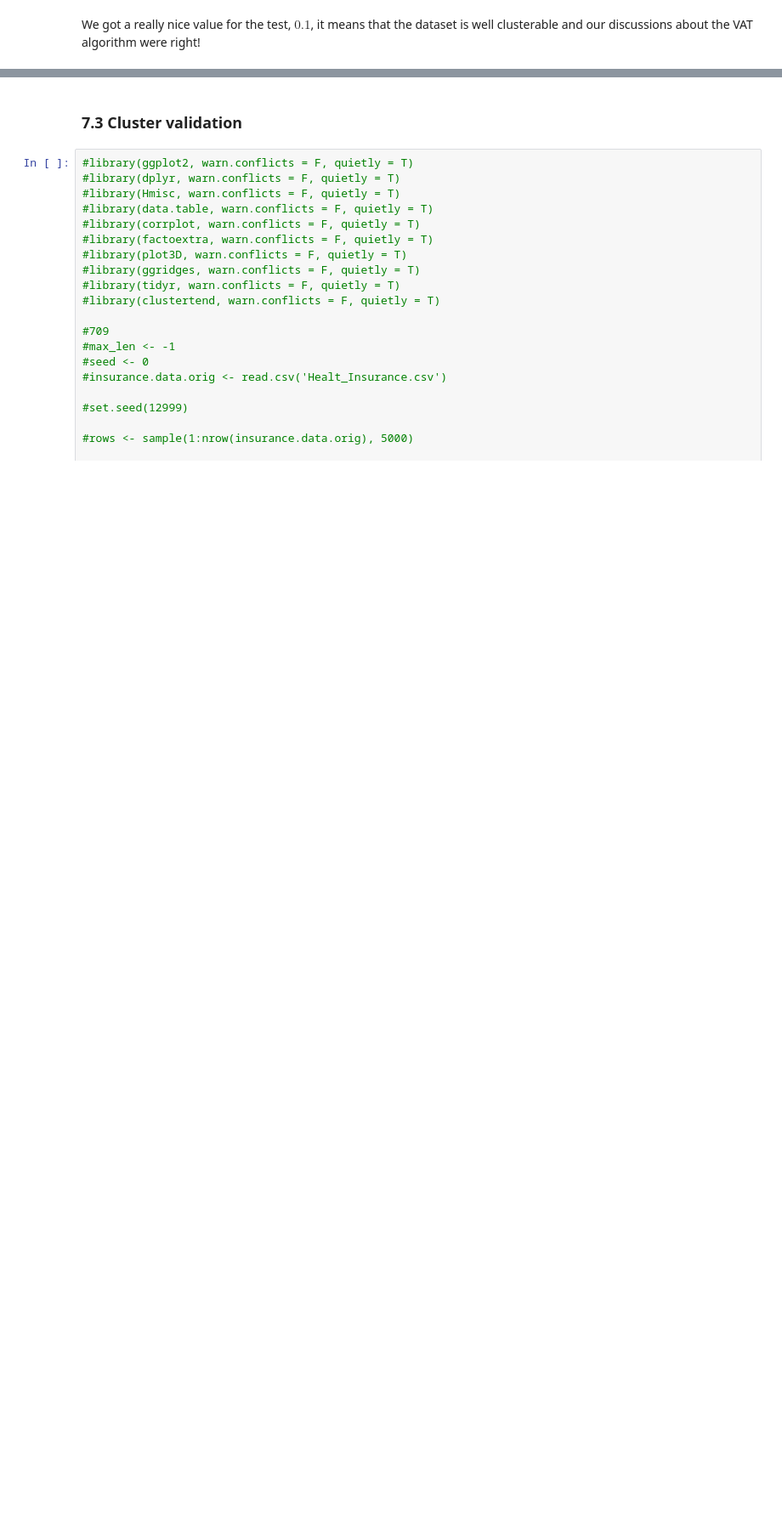
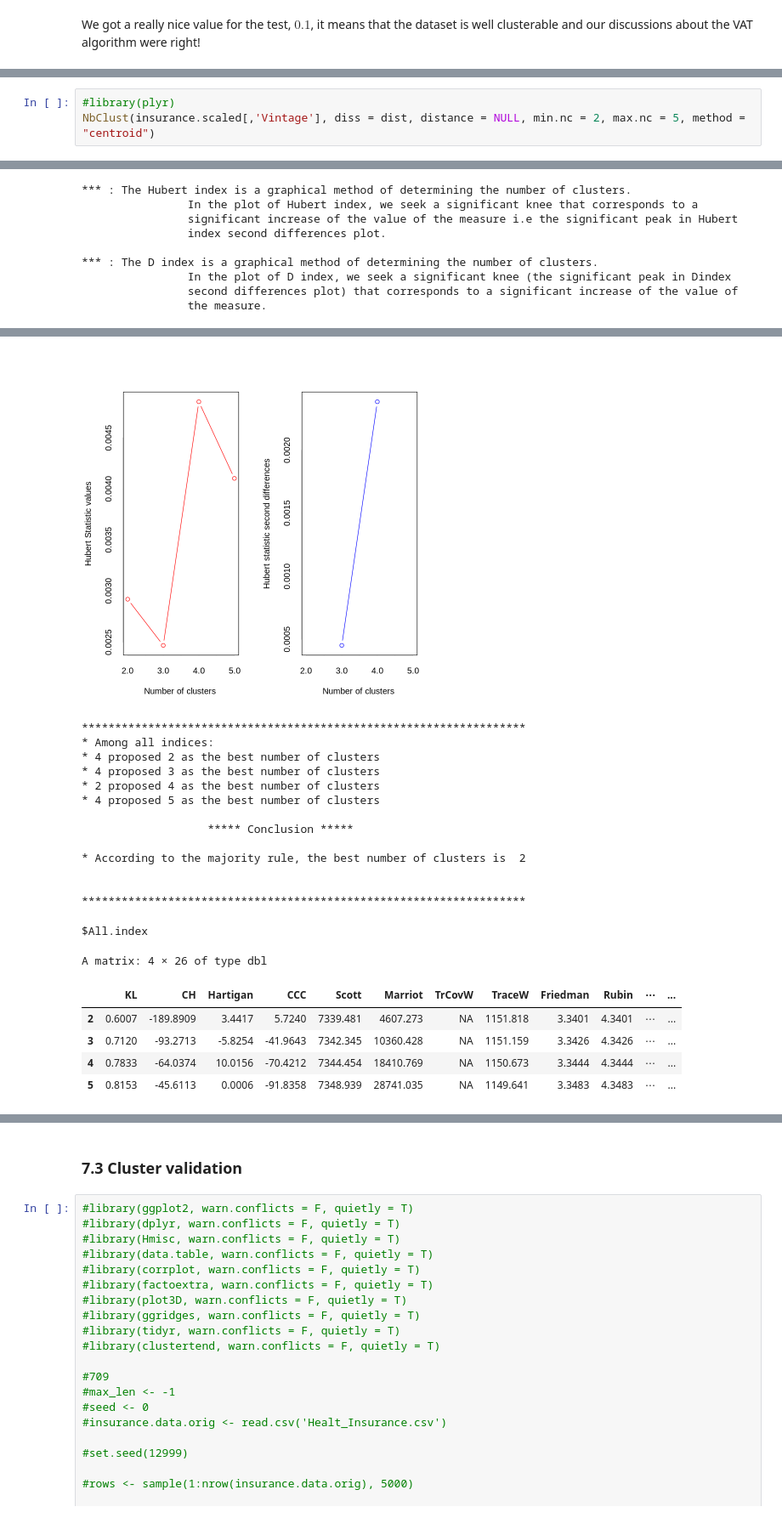
Before and after one commit to biagio-incardona/biagio-incardona.github.io, a Jupyter notebook: Report_Incardona_Biagio.ipynb, the cells around one changed output, grey strips where cells are left out. Shown at 85% size. Drawn from its saved outputs; the diff is of its cells as text; blank space fills up the shorter version.

```diff
--- a/Report_Incardona_Biagio.ipynb
+++ b/Report_Incardona_Biagio.ipynb
@@ -998,0 +1025,4 @@ summary(meth)
+# %%
+#library(plyr)
+NbClust(insurance.scaled[,'Vintage'], diss = dist, distance = NULL, min.nc = 2, max.nc = 5, method = "centroid")
+# %% [output]
@@ -998,0 +1041,9 @@ summary(meth)
+*** : The Hubert index is a graphical method of determining the number of clusters.
+                In the plot of Hubert index, we seek a significant knee that corresponds to a
+                significant increase of the value of the measure i.e the significant peak in Hubert
+                index second differences plot.
+
+*** : The D index is a graphical method of determining the number of clusters.
+                In the plot of D index, we seek a significant knee (the significant peak in Dindex
+                second differences plot) that corresponds to a significant increase of the value of
+                the measure.
@@ -998,0 +1054,21 @@ summary(meth)
+[figure, added]
+*******************************************************************
+* Among all indices:
+* 4 proposed 2 as the best number of clusters
+* 4 proposed 3 as the best number of clusters
+* 2 proposed 4 as the best number of clusters
+* 4 proposed 5 as the best number of clusters
+
+                   ***** Conclusion *****
+
+* According to the majority rule, the best number of clusters is  2
+
+
+*******************************************************************
+$All.index
+A matrix: 4 × 26 of type dbl
+|  | KL | CH | Hartigan | CCC | Scott | Marriot | TrCovW | TraceW | Friedman | Rubin | ⋯ | ... |
+| 2 | 0.6007 | -189.8909 | 3.4417 | 5.7240 | 7339.481 | 4607.273 | NA | 1151.818 | 3.3401 | 4.3401 | ⋯ | ... |
+| 3 | 0.7120 | -93.2713 | -5.8254 | -41.9643 | 7342.345 | 10360.428 | NA | 1151.159 | 3.3426 | 4.3426 | ⋯ | ... |
+| 4 | 0.7833 | -64.0374 | 10.0156 | -70.4212 | 7344.454 | 18410.769 | NA | 1150.673 | 3.3444 | 4.3444 | ⋯ | ... |
+| 5 | 0.8153 | -45.6113 | 0.0006 | -91.8358 | 7348.939 | 28741.035 | NA | 1149.641 | 3.3483 | 4.3483 | ⋯ | ... |
```
Also changed, not shown: parts of 9 cells of this notebook.
